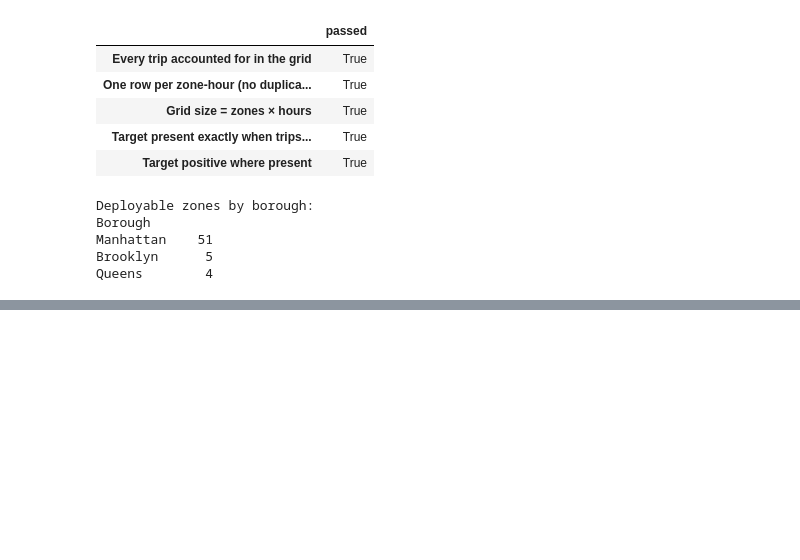
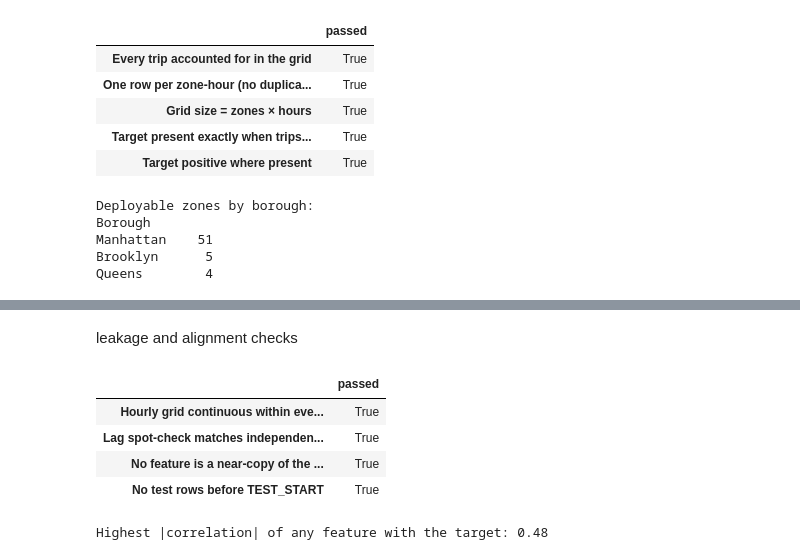
Before and after one commit to VicenteAlfonsoB/nyc-taxi-fleet-optimization, a Jupyter notebook: notebooks/02_fleet_optimization.ipynb, the cells around one changed output, grey strips where cells are left out. Saved outputs shown, nothing was run; the diff lists cells and outputs as text; code cells hidden in the pictures; blank space fills up the shorter version.

Commit message:
Notebook 02: leakage-safe lag features, holiday flag, alignment checks

```diff
--- a/notebooks/02_fleet_optimization.ipynb
+++ b/notebooks/02_fleet_optimization.ipynb
@@ -535,0 +593,18 @@ Queens        4
+# %%
+FEATURES = ["PULocationID", "hour", "day_of_week", "is_holiday",
+            "trips_lag1h", "trips_prev3h", "trips_lag24h", "trips_lag168h",
+            "speed_prev1h", "speed_prev3h", "speed_lag24h",
+            "fee_pct_lag24h", "nrph_lag24h", "nrph_lag168h"]
+TARGET = "net_revenue_per_hour"
+FEATURE_START = all_hours[0] + pd.Timedelta(hours=168)   # first full week of lags
+
+model_df = panel[panel["deployable"]
+                 & (panel["trip_count"] > 0)
+                 & (panel["pickup_hour_ts"] >= FEATURE_START)].copy()
+model_df["is_test"] = model_df["pickup_hour_ts"] >= TEST_START
+
+print(f"Modeling rows: {len(model_df):,} "
+      f"(pre-test {(~model_df['is_test']).sum():,} | test {model_df['is_test'].sum():,})")
+print(f"Period: {model_df['pickup_hour_ts'].min()} → {model_df['pickup_hour_ts'].max()}")
+print("\nMissing values per feature (share of rows):")
+print(model_df[FEATURES].isna().mean().round(3).to_string())
@@ -535,0 +630,33 @@ Queens        4
+# %% [markdown]
+leakage and alignment checks
+# %%
+# 1) Each zone's hours are continuous, so shift(k) really means k hours earlier
+gaps_ok = by_zone["pickup_hour_ts"].diff().dropna().eq(pd.Timedelta(hours=1)).all()
+
+# 2) Spot-check: trips_lag24h equals the trip count 24 hours earlier, looked up independently
+sample = model_df.sample(2_000, random_state=RANDOM_STATE)[["PULocationID", "pickup_hour_ts", "trips_lag24h"]]
+lookup = panel.set_index(["PULocationID", "pickup_hour_ts"])["trip_count"]
+earlier = lookup.reindex(list(zip(sample["PULocationID"], sample["pickup_hour_ts"] - pd.Timedelta(hours=24)))).to_numpy()
+lag_ok = np.array_equal(sample["trips_lag24h"].to_numpy(), earlier)
+
+# 3) No numeric feature is a near-copy of the target
+num_feats = [f for f in FEATURES if f not in ("PULocationID", "day_of_week")]
+max_corr = model_df[num_feats].corrwith(model_df[TARGET]).abs().max()
+
+checks = {
+    "Hourly grid continuous within every zone": gaps_ok,
+    "Lag spot-check matches independent lookup": lag_ok,
+    "No feature is a near-copy of the target (|r| < 0.95)": max_corr < 0.95,
+    "No test rows before TEST_START": (model_df.loc[model_df["is_test"], "pickup_hour_ts"] >= TEST_START).all(),
+}
+results = pd.Series(checks, name="passed")
+display(results.to_frame())
+assert results.all(), f"Failed: {list(results[~results].index)}"
+print(f"Highest |correlation| of any feature with the target: {max_corr:.2f}")
+# %% [output]
+|  | passed |
+| Hourly grid continuous within eve... | True |
+| Lag spot-check matches independen... | True |
+| No feature is a near-copy of the ... | True |
+| No test rows before TEST_START | True |
+Highest |correlation| of any feature with the target: 0.48
```
Also changed, not shown: parts of 6 cells of this notebook.
